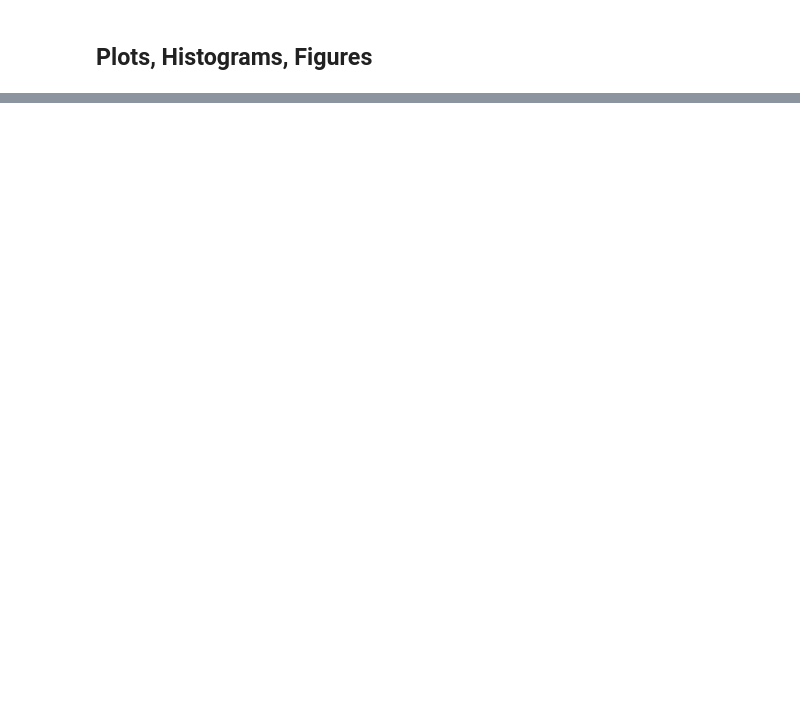
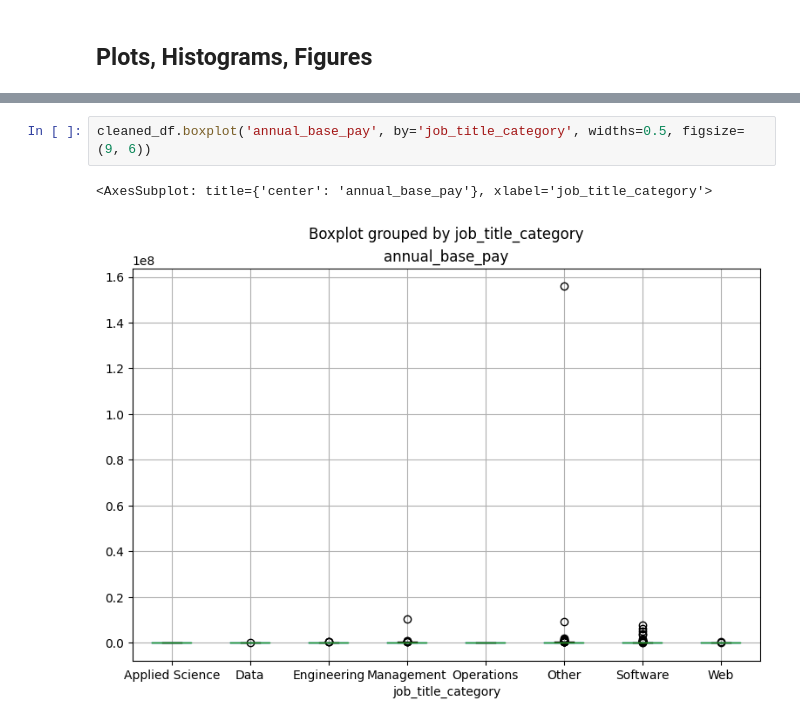
Before and after one commit to ECO225-W2024/project-one-code-macy-chen, a Jupyter notebook: tech_salaries.ipynb, the cells around one changed output, grey strips where cells are left out. Drawn from its saved outputs; the diff is of its cells as text; blank space fills up the shorter version.

Commit message:
Added plots

```diff
--- a/tech_salaries.ipynb
+++ b/tech_salaries.ipynb
@@ -106,0 +136,5 @@ new_df.describe(include=['object'])
+# %%
+cleaned_df.boxplot('annual_base_pay', by='job_title_category', widths=0.5, figsize=(9, 6))
+# %% [output]
+<AxesSubplot: title={'center': 'annual_base_pay'}, xlabel='job_title_category'>
+[figure, added]
```
Also changed, not shown: parts of 10 cells of this notebook.
